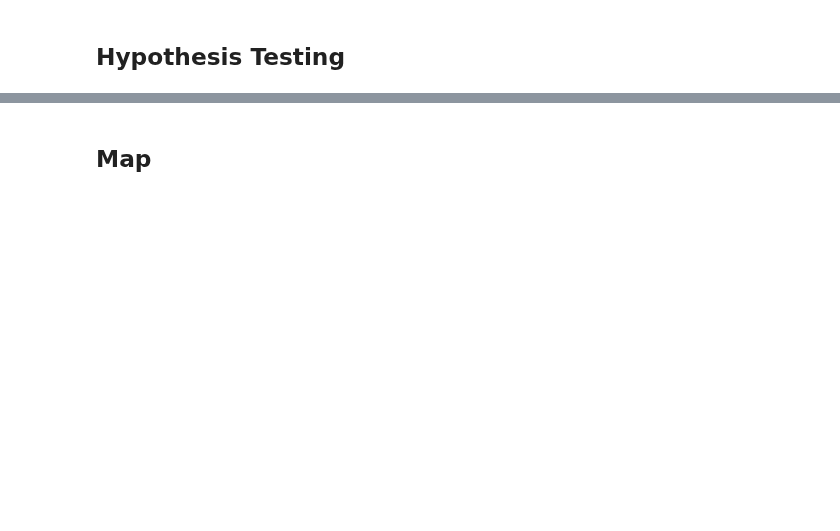
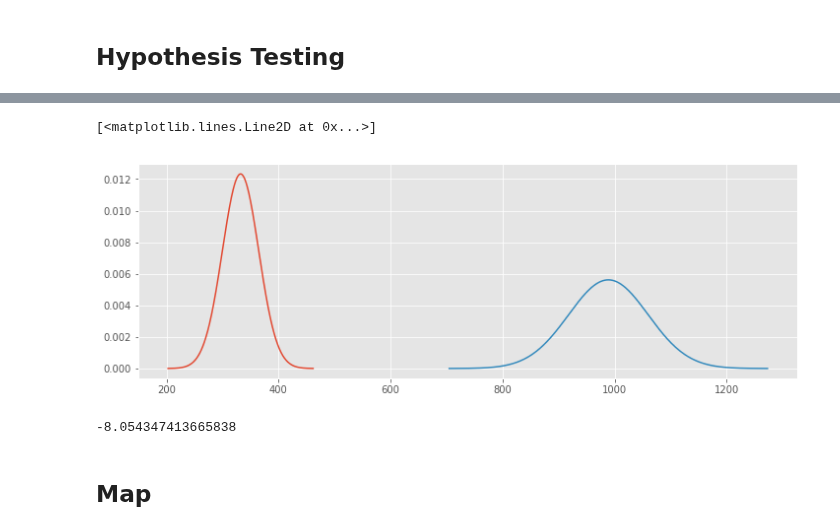
Before and after one commit to cwong690/Dallas-Paws, a Jupyter notebook: dallas_animals.ipynb, the cells around one changed output, grey strips where cells are left out. Drawn from its saved outputs; the diff is of its cells as text; code cells hidden in the pictures; blank space fills up the shorter version.

```diff
--- a/dallas_animals.ipynb
+++ b/dallas_animals.ipynb
@@ -775,0 +856,11 @@ plt.savefig('catplot_outcome_type_monthly.png')
+# %%
+fig, ax = plt.subplots(figsize=(12,4))
+
+cats_plot = np.linspace(avg_cats - 4*std_err_cats, avg_cats + 4*std_err_cats, num=500)
+ax.plot(cats_plot, cats_dist.pdf(cats_plot))
+
+dogs_plot = np.linspace(avg_dogs - 4*std_err_dogs, avg_dogs + 4*std_err_dogs, num=500)
+ax.plot(dogs_plot, dogs_dist.pdf(dogs_plot))
+# %% [output]
+[<matplotlib.lines.Line2D at 0x...>]
+[figure, added]
@@ -776,3 +869,7 @@ plt.savefig('catplot_outcome_type_monthly.png')
+# %%
+stat
+# %% [output]
+-8.054347413665838
 # %% [markdown]
 ## Map
 # %%
```
Also changed, not shown: parts of 12 cells of this notebook, 1 other file.
